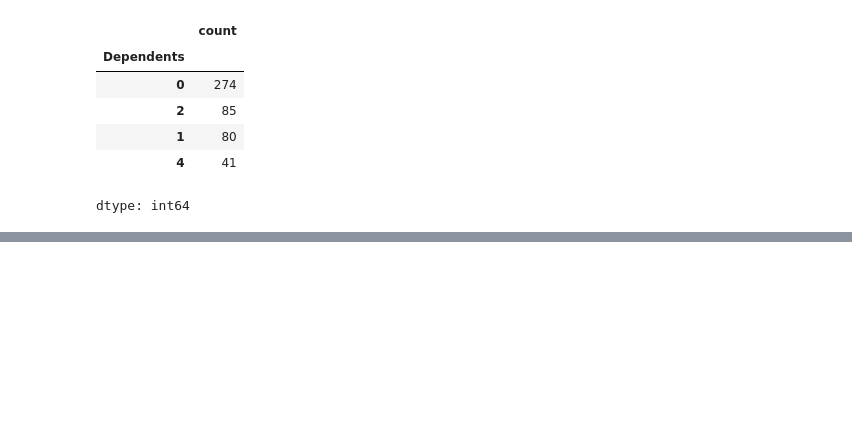
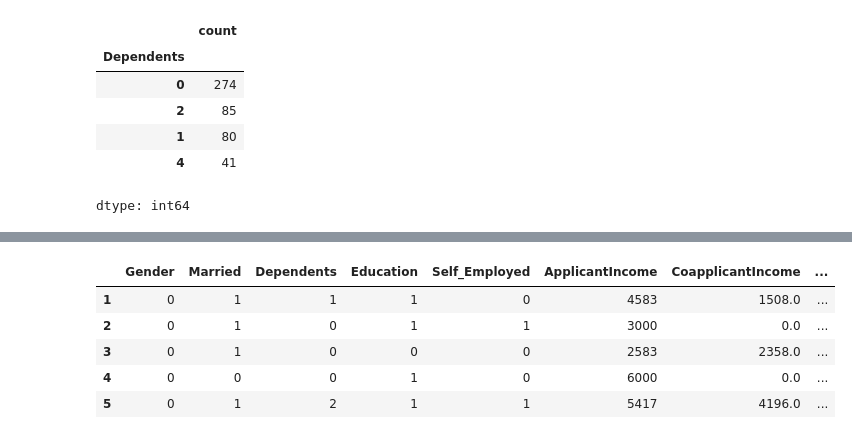
Before and after one commit to prathik-codoc/Machine-Learning-Projects, a Jupyter notebook: 5. Loan_Status_Prediction/Loan_Status_Prediction.ipynb, the cells around one changed output, grey strips where cells are left out. Cells and saved outputs as stored; diff of their text form; code cells hidden in the pictures; blank space fills up the shorter version.

```diff
--- a/5. Loan_Status_Prediction/Loan_Status_Prediction.ipynb
+++ b/5. Loan_Status_Prediction/Loan_Status_Prediction.ipynb
@@ -128,0 +158,4 @@ dtype: int64
+# %%
+# Seprating Label and data
+X = loan_dataset.drop(columns=['Loan_ID','Loan_Status'],axis=1)
+Y = loan_dataset['Loan_Status']
@@ -128,0 +166,9 @@ dtype: int64
+# %%
+X.head()
+# %% [output]
+|  | Gender | Married | Dependents | Education | Self_Employed | ApplicantIncome | CoapplicantIncome | ... |
+| 1 | 0 | 1 | 1 | 1 | 0 | 4583 | 1508.0 | ... |
+| 2 | 0 | 1 | 0 | 1 | 1 | 3000 | 0.0 | ... |
+| 3 | 0 | 1 | 0 | 0 | 0 | 2583 | 2358.0 | ... |
+| 4 | 0 | 0 | 0 | 1 | 0 | 6000 | 0.0 | ... |
+| 5 | 0 | 1 | 2 | 1 | 1 | 5417 | 4196.0 | ... |
```
Also changed, not shown: parts of 25 cells of this notebook.
